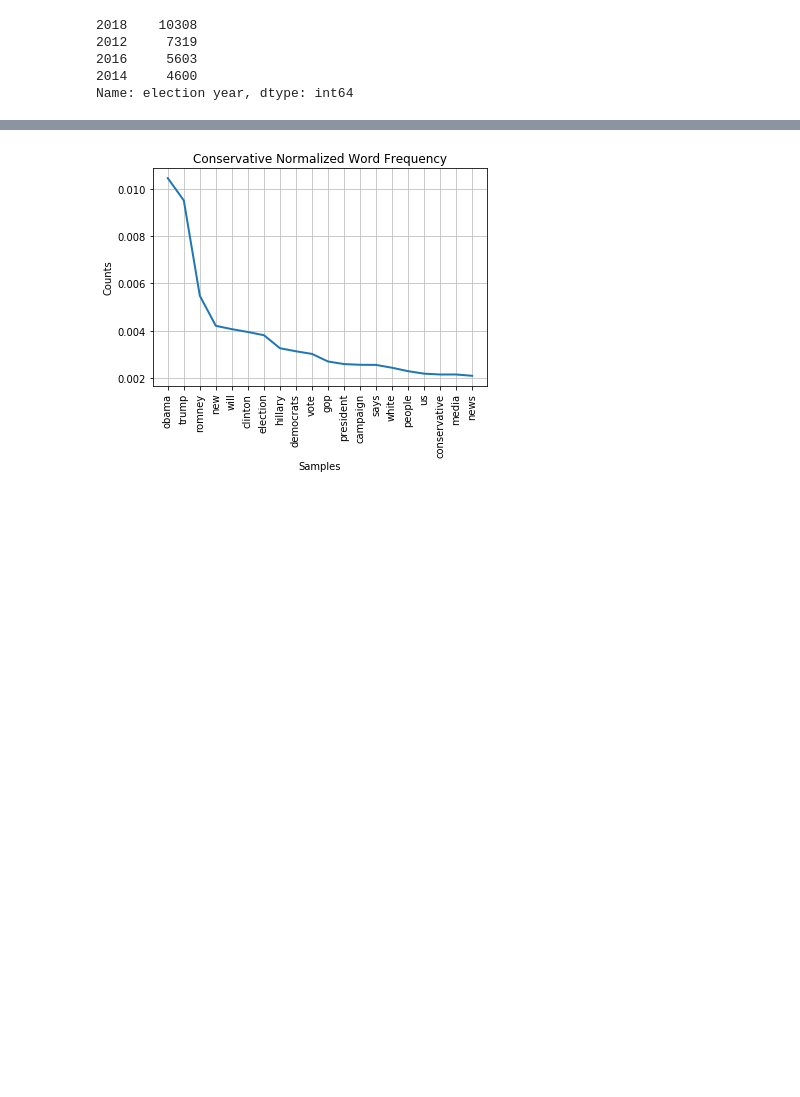
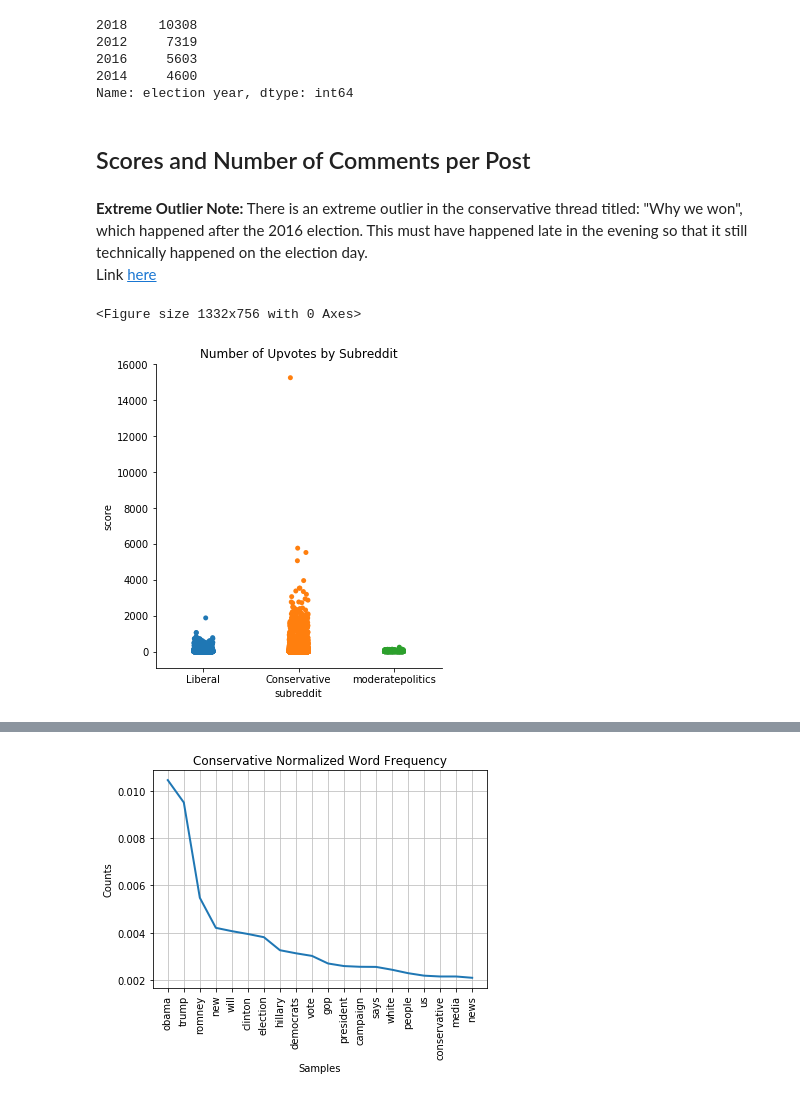
Before and after one commit to jake-w-schneider/CS109a-Group-81-Final-Project, a Jupyter notebook: API/Reddit/Reddit EDA.ipynb, the cells around one changed output, grey strips where cells are left out. Drawn from its saved outputs; the diff is of its cells as text; code cells hidden in the pictures; blank space fills up the shorter version.

```diff
--- a/API/Reddit/Reddit EDA.ipynb
+++ b/API/Reddit/Reddit EDA.ipynb
@@ -85,3 +113,19 @@ df['election year'].value_counts()
 2016     5603
 2014     4600
 Name: election year, dtype: int64
+# %% [markdown]
+## Scores and Number of Comments per Post
+# %% [markdown]
+**Extreme Outlier Note:**
+There is an extreme outlier in the conservative thread titled: "Why we won", which happened after the 2016 election. This must have happened late in the evening so that it still technically happened on the election day.
+<br>
+Link [here](https://www.reddit.com/r/Conservative/comments/5c3xah/why_we_won/)
+# %%
+fig = plt.gcf()
+fig.set_size_inches(18.5, 10.5)
+sns.catplot(x="subreddit", y="score", data=df);
+plt.title("Number of Upvotes by Subreddit")
+plt.show()
+# %% [output]
+<Figure size 1332x756 with 0 Axes>
+[figure, added]
```
Also changed, not shown: parts of 27 cells of this notebook.
